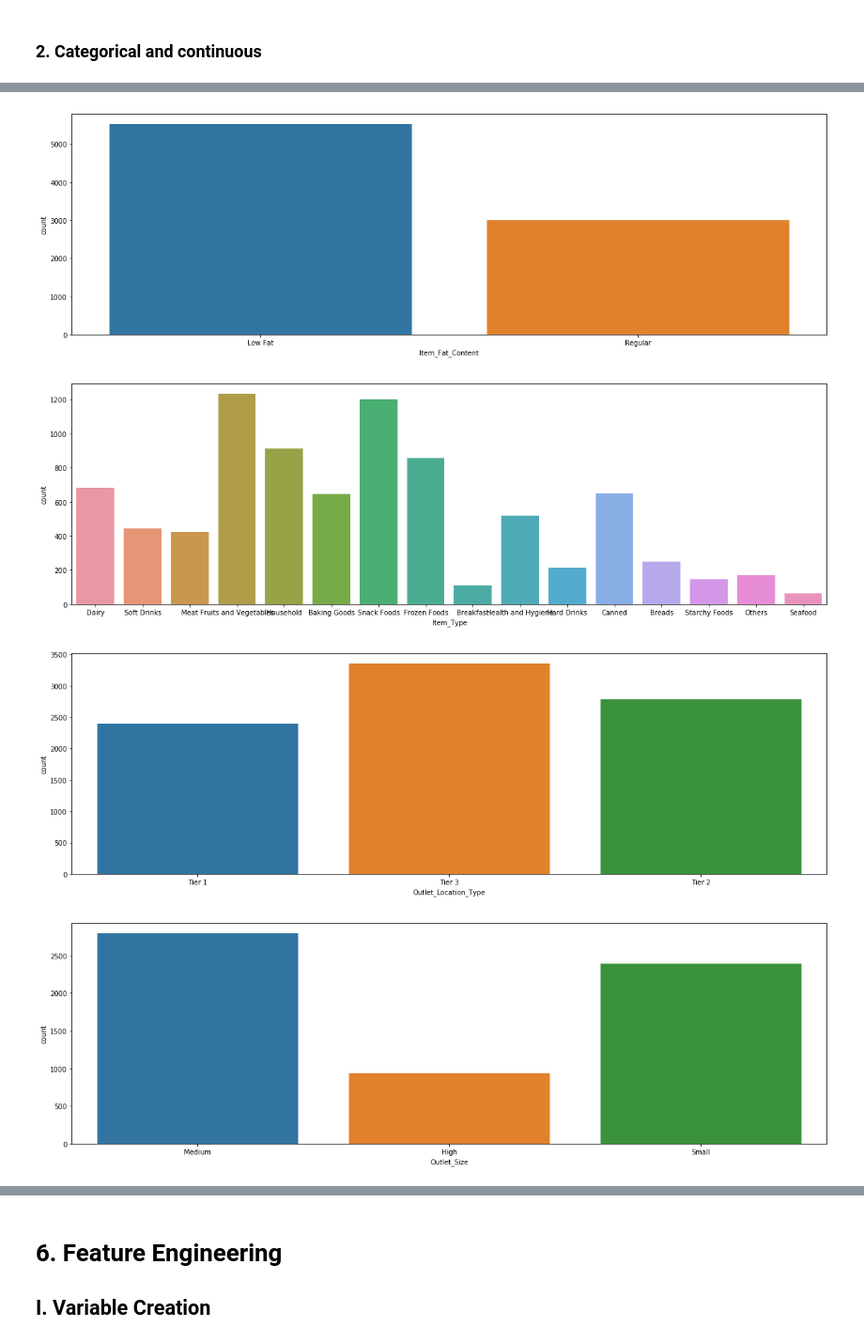
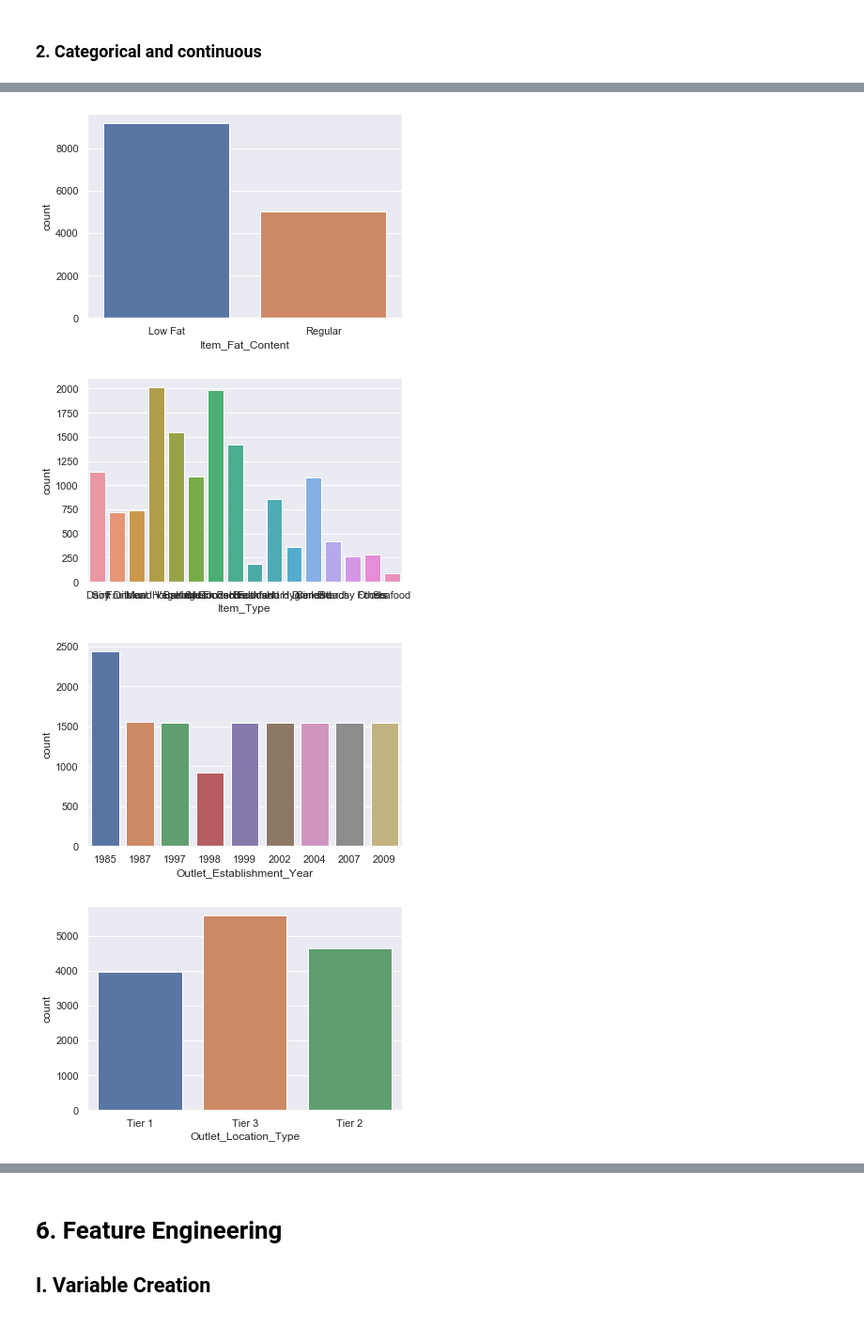
Before and after one commit to prasun2106/big_mart_sales, a Jupyter notebook: big_mart_sales.ipynb, the cells around one changed output, grey strips where cells are left out. Shown at 94% size. Drawn from its saved outputs; the diff is of its cells as text; code cells hidden in the pictures.

Commit message:
exploratory data analysis completed

```diff
--- a/big_mart_sales.ipynb
+++ b/big_mart_sales.ipynb
@@ -340,0 +343,5 @@ sns.pairplot(train)
+# %%
+# Imputing missing outlet size
+data = data.merge(mode_outlet_size, how = 'left', left_on = 'Outlet_Type', right_on = 'Outlet_Type')
+data = data.drop('Outlet_Size_x', axis = 1)
+data.rename(columns = {'Outlet_Size_y':'Outlet_Size'}, inplace = True)
@@ -340,0 +382,6 @@ sns.pairplot(train)
+# %%
+plt.figure(figsize= [25,12])
+sns.set(style='darkgrid')
+chart = sns.countplot(data.Item_Type, order = data.Item_Type.value_counts().index)
+chart.set_xticklabels(chart.get_xticklabels(), rotation = 40)
+plt.show()
@@ -383,2 +441,0 @@ test['Source'] = 'test'
-# %%
-data = pd.concat([train, test], ignore_index= True)
@@ -433,3 +441,0 @@ categorical_columns2
-# %%
-for col in ('Item_Identifier', 'Outlet_Identifier', 'Source'):
-     categorical_columns2.remove(col)
@@ -446,10 +442,12 @@ categorical_columns
 # %%
-for col in categorical_columns:
 
-    plt.figure(figsize = [20,6])
-    sns.countplot(x = train[col] )
+for col in [ 'Item_Fat_Content', 'Item_Type',
+        'Outlet_Establishment_Year',
+       'Outlet_Location_Type', 'Outlet_Type',  'Outlet_Size']:
+    plt.figure()
+    sns.countplot(x = data[col] )
 # %% [output]
-[figure, old version]
+[figure, new version]
-[figure, old version]
+[figure, new version]
-[figure, old version]
+[figure, new version]
-[figure, old version]
+[figure, new version]
```
Also changed, not shown: parts of 80 cells of this notebook, 2 other files.
